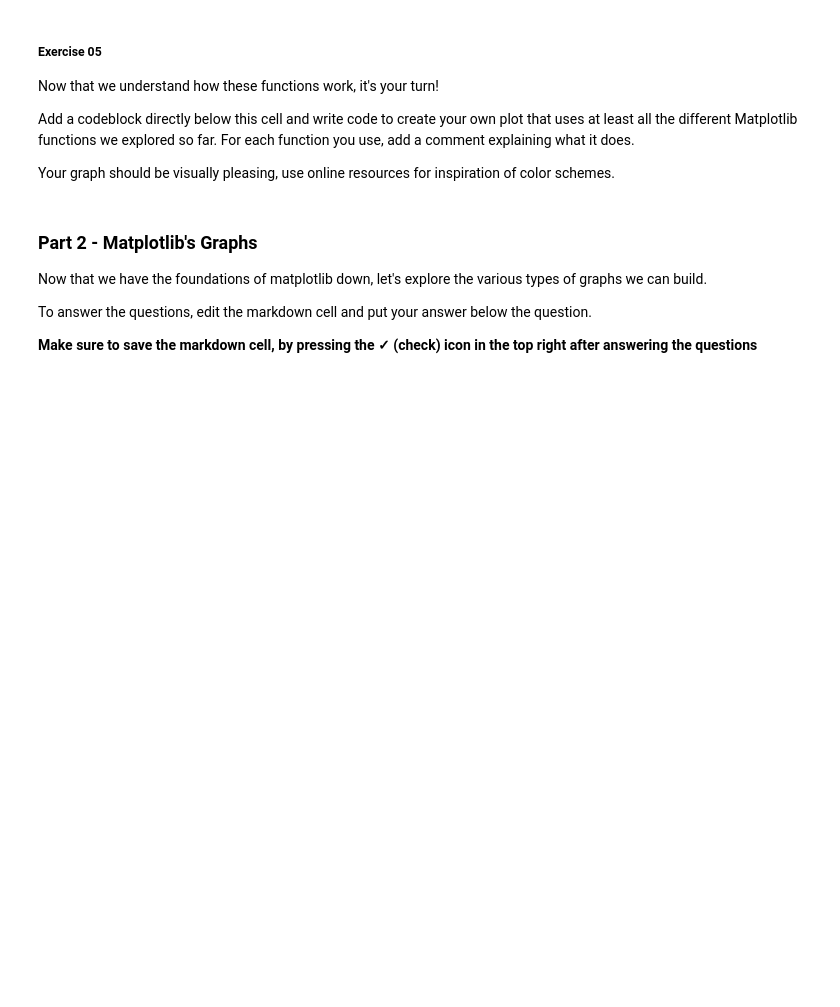
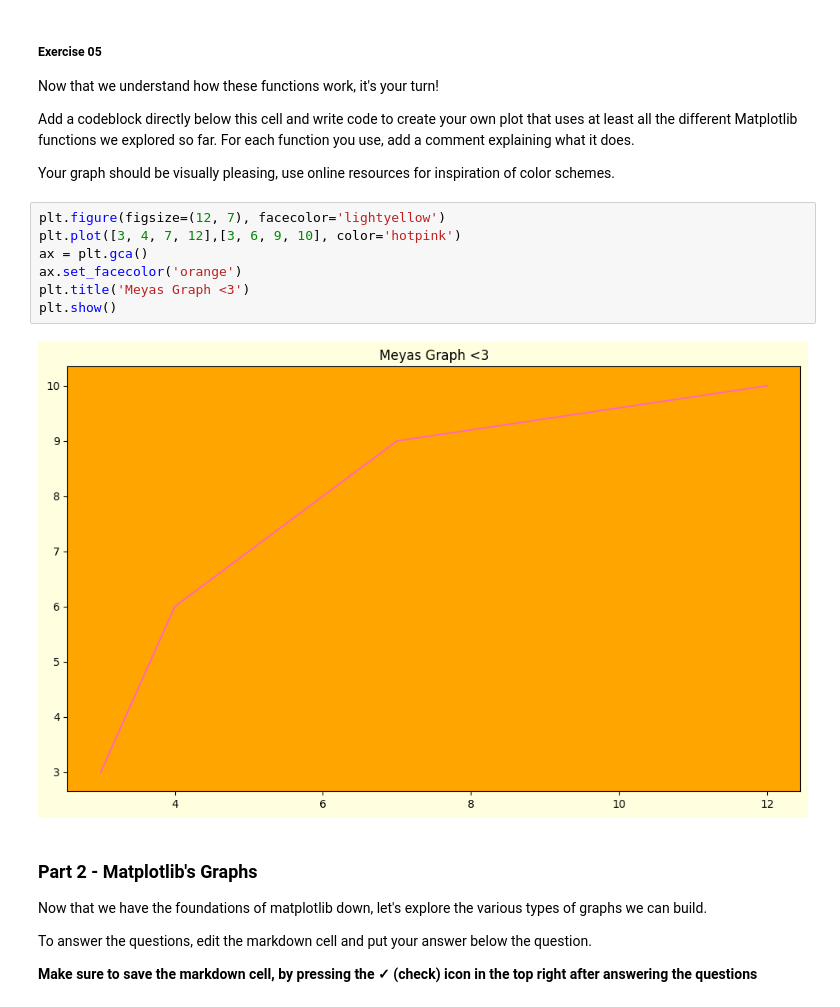
Before and after one commit to mangosmeyaa/unit-3-ai, a Jupyter notebook: 02-intro/intro-to-notebooks.ipynb, the cells around one changed output. Drawn from its saved outputs; the diff is of its cells as text; blank space fills up the shorter version.

```diff
--- a/02-intro/intro-to-notebooks.ipynb
+++ b/02-intro/intro-to-notebooks.ipynb
@@ -207,6 +235,15 @@ Add a codeblock directly below this cell and write code to create your own plot
 For each function you use, add a comment explaining what it does.
 
 Your graph should be visually pleasing, use online resources for inspiration of color schemes.
+# %%
+plt.figure(figsize=(12, 7), facecolor='lightyellow')
+plt.plot([3, 4, 7, 12],[3, 6, 9, 10], color='hotpink')
+ax = plt.gca()
+ax.set_facecolor('orange')
+plt.title('Meyas Graph <3')
+plt.show()
+# %% [output]
+[figure, added]
 # %% [markdown]
 ### Part 2 - Matplotlib's Graphs
 Now that we have the foundations of matplotlib down, let's explore the various types of graphs we can build.
```
Also changed, not shown: parts of 15 cells of this notebook, 1 other file.
